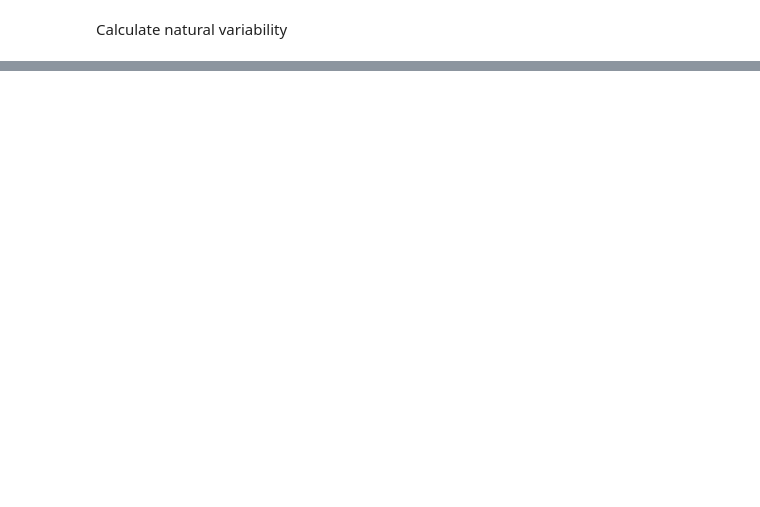
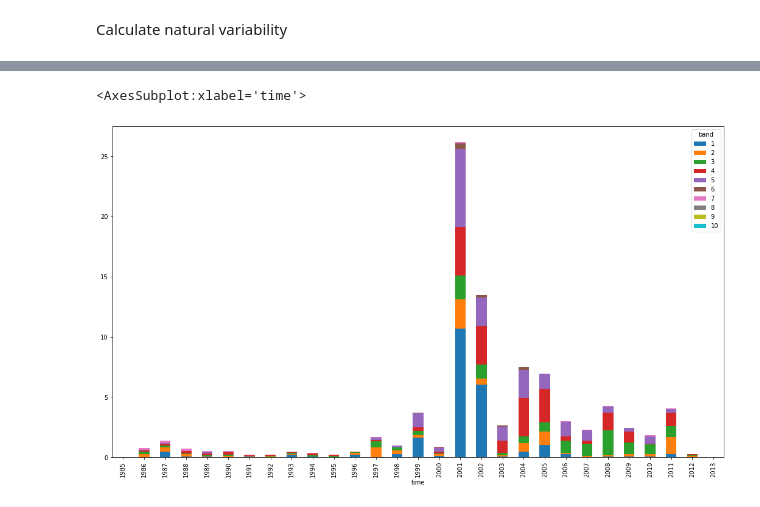
Before and after one commit to hamiddashti/greeness, a Jupyter notebook: codes/src/calculate_natural_variability_v2.ipynb, the cells around one changed output, grey strips where cells are left out. Saved outputs shown, nothing was run; the diff lists cells and outputs as text; code cells hidden in the pictures; blank space fills up the shorter version.

```diff
--- a/codes/src/calculate_natural_variability_v2.ipynb
+++ b/codes/src/calculate_natural_variability_v2.ipynb
@@ -136,0 +194,5 @@ np.isfinite(changed_pixels.where(np.isfinite(lai_growing_trend_lcc))).plot()
+# %%
+for in
+# %% [output]
+<AxesSubplot:xlabel='time'>
+[figure, added]
```
Also changed, not shown: parts of 27 cells of this notebook, 6 other files.
